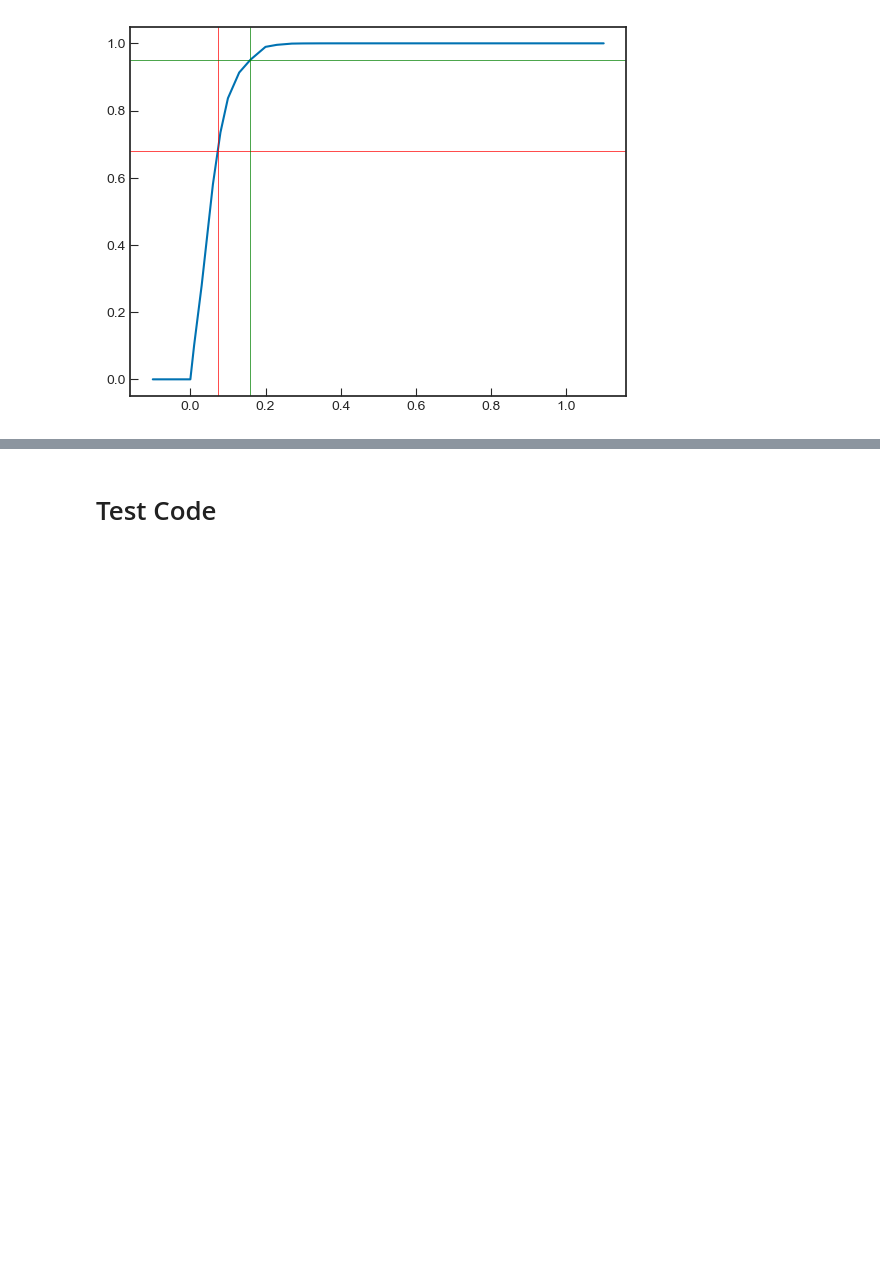
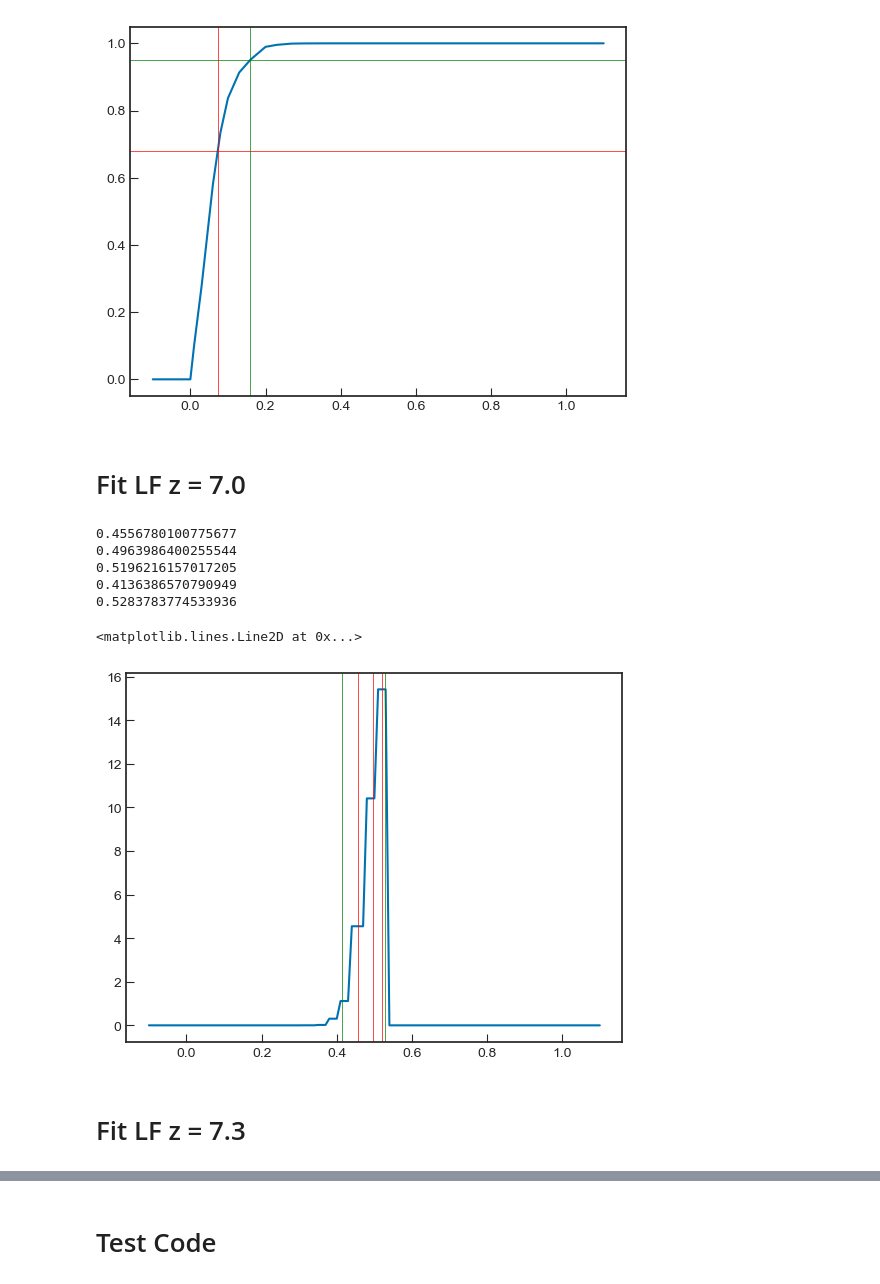
Before and after one commit to amora250/SAO-REU2020, a Jupyter notebook: CODE/Fit_LF.ipynb, the cells around one changed output, grey strips where cells are left out. Cells and saved outputs as stored; diff of their text form; code cells hidden in the pictures; blank space fills up the shorter version.

Commit message:
updated to find confidence intervals for z=7.0 xHI value

```diff
--- a/CODE/Fit_LF.ipynb
+++ b/CODE/Fit_LF.ipynb
@@ -21,5 +23,11 @@ log_L6 = np.concatenate((Ouchi_info6[0], Konno_info6[0]), axis=None)
 ndens6 = np.concatenate((Ouchi_info6[1], Konno_info6[1]), axis=None)
 yerror_l6 = np.concatenate((Ouchi_info6[2][0], Konno_info6[2][0]), axis=None)
 yerror_u6 = np.concatenate((Ouchi_info6[2][1], Konno_info6[2][1]), axis=None)
+# %%
+# z = 7.0
+log_L70 = np.concatenate((Zheng_info70[0], Ota_info70[0]), axis=None)
+ndens70 = np.concatenate((Zheng_info70[1], Ota_info70[1]), axis=None)
+yerror_l70 = np.concatenate((Zheng_info70[2][0], Ota_info70[2][0]), axis=None)
+yerror_u70 = np.concatenate((Zheng_info70[2][1], Ota_info70[2][1]), axis=None)
 # %%
 # z = 7.3
@@ -129,4 +141,5 @@ def log_posterior(theta, x, y, dy_l, dy_u, z):
     ln_post = log_prior(theta) + np.array([log_likelihood(t, x, y, dy_l, dy_u, z) for t in theta])  # From Bayes Theorem
     return ln_post
 log_post6 = log_posterior(theta = xHI_grid, x = log_L6, y = ndens6, dy_l = yerror_l6, dy_u = yerror_u6, z = 6.6)
+log_post70 = log_posterior(theta = xHI_grid, x = log_L70, y = ndens70, dy_l = yerror_l70, dy_u = yerror_u70, z = 7.0)
 log_post7 = log_posterior(theta = xHI_grid, x = log_L7, y = ndens7, dy_l = yerror_l7, dy_u = yerror_u7, z = 7.3)
@@ -170,6 +185,55 @@ plt.axvline(z6_CI95, color = 'green', lw = 0.5)
 # %% [output]
 <matplotlib.lines.Line2D at 0x...>
 [figure]
+# %% [markdown]
+# Fit LF z = 7.0
+# %%
+# z = 7.0
+linear_post70 = np.exp(log_post70)
+integral_post70 = np.trapz(linear_post70,xHI_grid)
+normalized_post70 = linear_post70 / integral_post70
+# %%
+# Confidence interval information, z = 7.0
+
+CDF_70 = np.cumsum(normalized_post70*np.gradient(xHI_grid))
+CDF_norm_70 = CDF_70/CDF_70.max()
+
+
+# 68% Confidence Interval lower, median, upper limit
+z70_CI16 = np.interp(0.16, CDF_norm_70, xHI_grid)
+z70_CI50 = np.interp(0.5, CDF_norm_70, xHI_grid)
+z70_CI84 = np.interp(0.84, CDF_norm_70, xHI_grid)
+print(z70_CI16)
+print(z70_CI50)
+print(z70_CI84)
+
+# 95% Confidence Interval lower, upper limit
+z70_CI025 = np.interp(0.025, CDF_norm_70, xHI_grid)
+z70_CI975 = np.interp(0.975, CDF_norm_70, xHI_grid)
+print(z70_CI025)
+print(z70_CI975)
+# %% [output]
+0.4556780100775677
+0.4963986400255544
+0.5196216157017205
+0.4136386570790949
+0.5283783774533936
+# %%
+plt.plot(xHI_grid, normalized_post70)
+
+# 68% CI lower, median, upper limit
+plt.axvline(z70_CI16, color = 'red', lw = 0.5)
+plt.axvline(z70_CI50, color = 'red', lw = 0.5)
+plt.axvline(z70_CI84, color = 'red', lw = 0.5)
+
+# 95% CI lower, upper limit
+plt.axvline(z70_CI025, color = 'green', lw = 0.5)
+plt.axvline(z70_CI975, color = 'green', lw = 0.5)
+# %% [output]
+<matplotlib.lines.Line2D at 0x...>
+[figure, added]
+# %% [markdown]
+# Fit LF z = 7.3
 # %%
 # z = 7.3
 linear_post7 = np.exp(log_post7)
```
Also changed, not shown: parts of 6 cells of this notebook.
